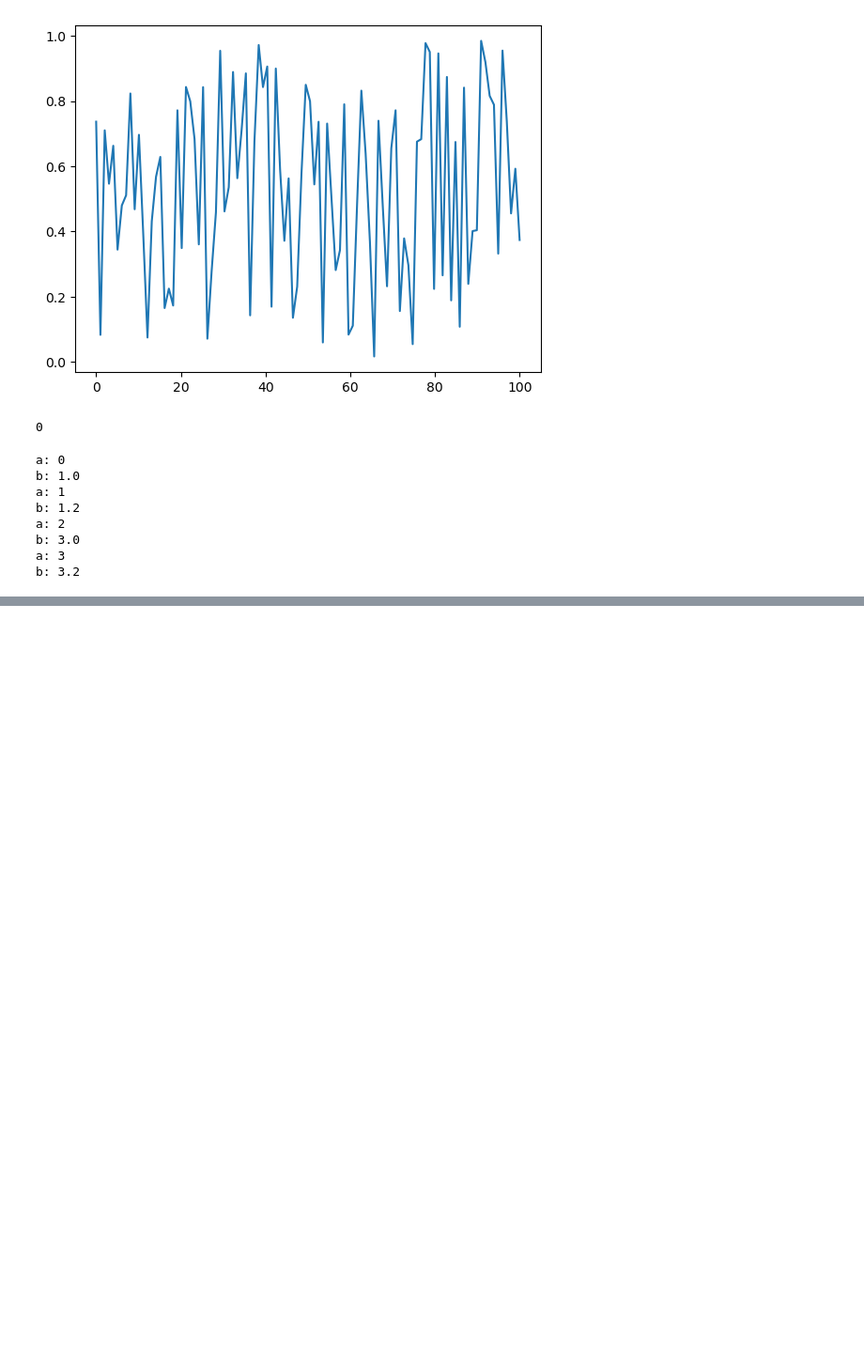
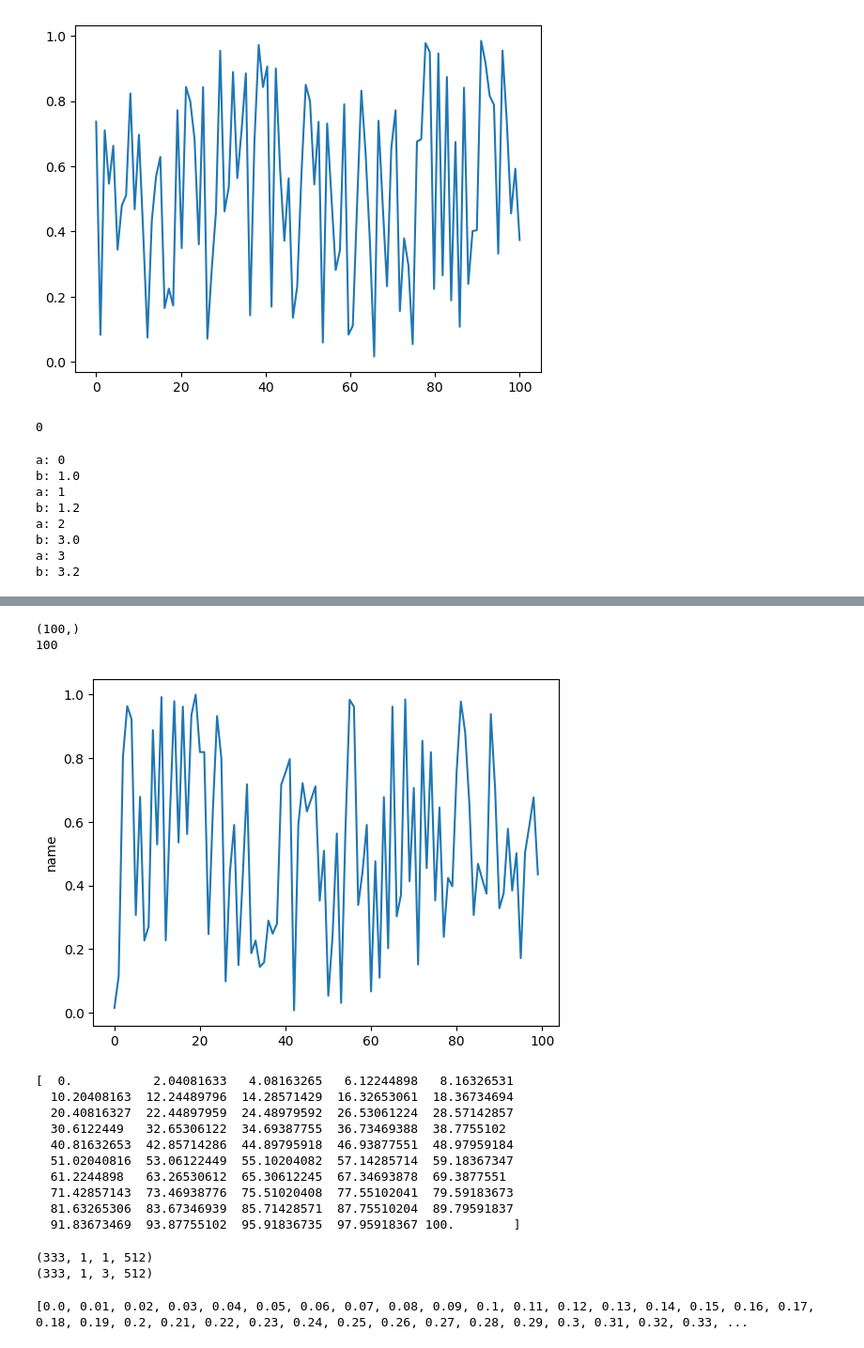
Before and after one commit to detyse/Diff4EEG-inverse, a Jupyter notebook: _test.ipynb, the cells around one changed output, grey strips where cells are left out. Shown: that part at 94% size. Drawn from its saved outputs; the diff is of its cells as text; code cells hidden in the pictures; blank space fills up the shorter version.

```diff
--- a/_test.ipynb
+++ b/_test.ipynb
@@ -165,0 +199,42 @@ b: 3.2
+# %%
+import numpy as np
+from utils.utils import just_plot
+
+data = np.random.rand(100)
+print(data.shape)
+print(len(data))
+just_plot(data, name="random")
+
+x = np.linspace(0, len(data))
+print(x)
+# %% [output]
+(100,)
+100
+[figure, added]
+[  0.           2.04081633   4.08163265   6.12244898   8.16326531
+  10.20408163  12.24489796  14.28571429  16.32653061  18.36734694
+  20.40816327  22.44897959  24.48979592  26.53061224  28.57142857
+  30.6122449   32.65306122  34.69387755  36.73469388  38.7755102
+  40.81632653  42.85714286  44.89795918  46.93877551  48.97959184
+  51.02040816  53.06122449  55.10204082  57.14285714  59.18367347
+  61.2244898   63.26530612  65.30612245  67.34693878  69.3877551
+  71.42857143  73.46938776  75.51020408  77.55102041  79.59183673
+  81.63265306  83.67346939  85.71428571  87.75510204  89.79591837
+  91.83673469  93.87755102  95.91836735  97.95918367 100.        ]
+# %%
+from datasets.datasets import hijack_dataset
+import numpy as np
+
+data_p = np.load('/home/wyl/projects/_BSS_hijack/data/perturbed_data/perturbed_test.npy')
+data_t = np.load('/home/wyl/projects/_BSS_hijack/data/separated_data/combined_test.npy')
+
+print(data_p.shape)
+print(data_t.shape)
+# %% [output]
+(333, 1, 1, 512)
+(333, 1, 3, 512)
+# %%
+list = [i * 0.01 for i in range(100)]
+print(list)
+# %% [output]
+[0.0, 0.01, 0.02, 0.03, 0.04, 0.05, 0.06, 0.07, 0.08, 0.09, 0.1, 0.11, 0.12, 0.13, 0.14, 0.15, 0.16, 0.17, 0.18, 0.19, 0.2, 0.21, 0.22, 0.23, 0.24, 0.25, 0.26, 0.27, 0.28, 0.29, 0.3, 0.31, 0.32, 0.33, ...
```
Also changed, not shown: parts of 5 cells of this notebook, 12 other files.
